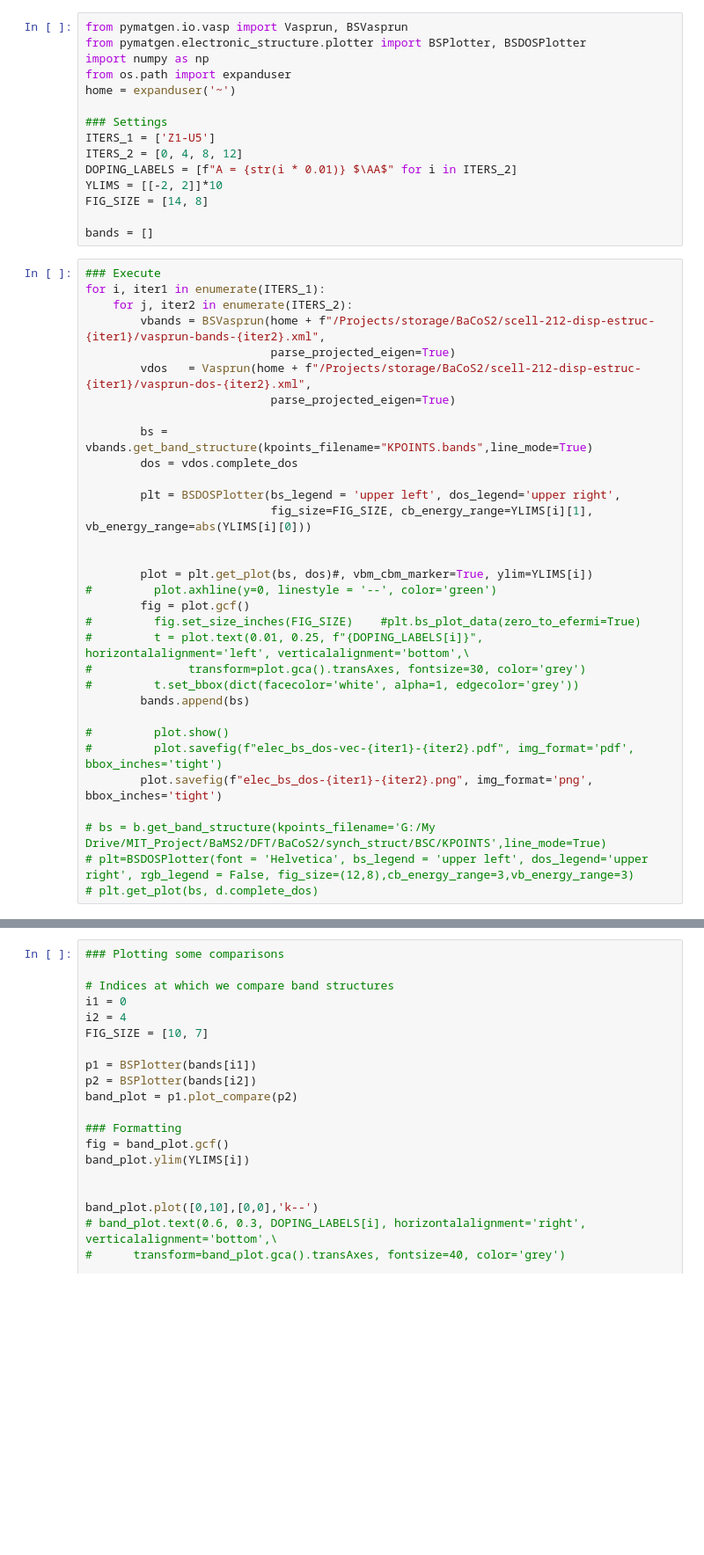
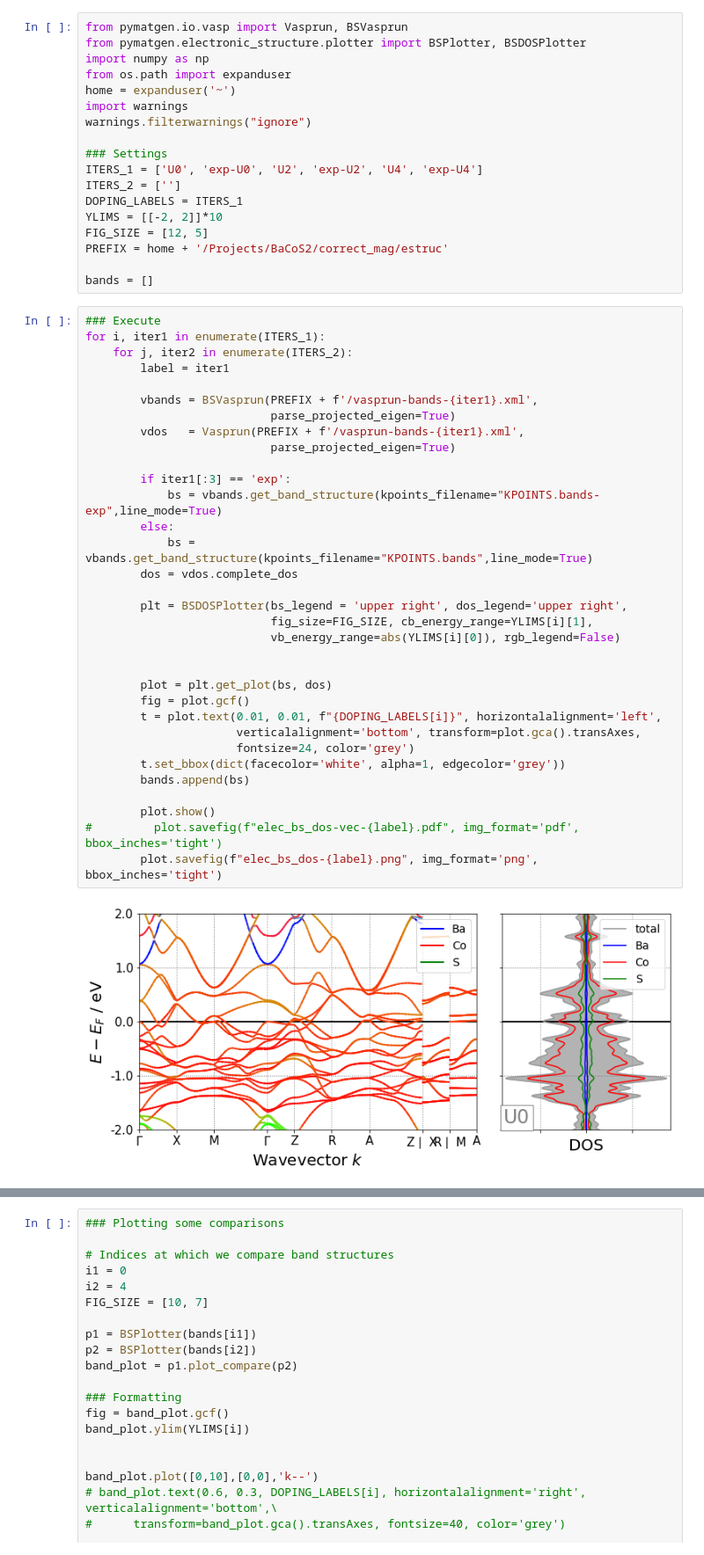
Before and after one commit to kyledmiller/kdm_vault, a Jupyter notebook: scripts_dft/plot_bs-and-dos.ipynb, the cells around one changed output, grey strips where cells are left out. Shown at 88% size. Saved outputs shown, nothing was run; the diff lists cells and outputs as text; blank space fills up the shorter version.

```diff
--- a/scripts_dft/plot_bs-and-dos.ipynb
+++ b/scripts_dft/plot_bs-and-dos.ipynb
@@ -4,44 +4,50 @@ from pymatgen.electronic_structure.plotter import BSPlotter, BSDOSPlotter
 import numpy as np
 from os.path import expanduser
 home = expanduser('~')
+import warnings
+warnings.filterwarnings("ignore")
 
 ### Settings
-ITERS_1 = ['Z1-U5']
-ITERS_2 = [0, 4, 8, 12]
-DOPING_LABELS = [f"A = {str(i * 0.01)} $\AA$" for i in ITERS_2]
+ITERS_1 = ['U0', 'exp-U0', 'U2', 'exp-U2', 'U4', 'exp-U4']
+ITERS_2 = ['']
+DOPING_LABELS = ITERS_1
 YLIMS = [[-2, 2]]*10
-FIG_SIZE = [14, 8]
+FIG_SIZE = [12, 5]
+PREFIX = home + '/Projects/BaCoS2/correct_mag/estruc'
 
 bands = []
 # %%
 ### Execute
 for i, iter1 in enumerate(ITERS_1):
     for j, iter2 in enumerate(ITERS_2):
-        vbands = BSVasprun(home + f"/Projects/storage/BaCoS2/scell-212-disp-estruc-{iter1}/vasprun-bands-{iter2}.xml",
+        label = iter1
+
+        vbands = BSVasprun(PREFIX + f'/vasprun-bands-{iter1}.xml',
                            parse_projected_eigen=True)
-        vdos   = Vasprun(home + f"/Projects/storage/BaCoS2/scell-212-disp-estruc-{iter1}/vasprun-dos-{iter2}.xml",
+        vdos   = Vasprun(PREFIX + f'/vasprun-bands-{iter1}.xml',
                            parse_projected_eigen=True)
 
-        bs = vbands.get_band_structure(kpoints_filename="KPOINTS.bands",line_mode=True)
+        if iter1[:3] == 'exp':
+            bs = vbands.get_band_structure(kpoints_filename="KPOINTS.bands-exp",line_mode=True)
+        else:
+            bs = vbands.get_band_structure(kpoints_filename="KPOINTS.bands",line_mode=True)
         dos = vdos.complete_dos
 
-        plt = BSDOSPlotter(bs_legend = 'upper left', dos_legend='upper right',
-                           fig_size=FIG_SIZE, cb_energy_range=YLIMS[i][1], vb_energy_range=abs(YLIMS[i][0]))
+        plt = BSDOSPlotter(bs_legend = 'upper right', dos_legend='upper right',
+                           fig_size=FIG_SIZE, cb_energy_range=YLIMS[i][1],
+                           vb_energy_range=abs(YLIMS[i][0]), rgb_legend=False)
 
 
-        plot = plt.get_plot(bs, dos)#, vbm_cbm_marker=True, ylim=YLIMS[i])
-#         plot.axhline(y=0, linestyle = '--', color='green')
+        plot = plt.get_plot(bs, dos)
         fig = plot.gcf()
-#         fig.set_size_inches(FIG_SIZE)    #plt.bs_plot_data(zero_to_efermi=True)
-#         t = plot.text(0.01, 0.25, f"{DOPING_LABELS[i]}", horizontalalignment='left', verticalalignment='bottom',\
-#              transform=plot.gca().transAxes, fontsize=30, color='grey')
-#         t.set_bbox(dict(facecolor='white', alpha=1, edgecolor='grey'))
+        t = plot.text(0.01, 0.01, f"{DOPING_LABELS[i]}", horizontalalignment='left',
+                      verticalalignment='bottom', transform=plot.gca().transAxes,
+                      fontsize=24, color='grey')
+        t.set_bbox(dict(facecolor='white', alpha=1, edgecolor='grey'))
         bands.append(bs)
 
-#         plot.show()
-#         plot.savefig(f"elec_bs_dos-vec-{iter1}-{iter2}.pdf", img_format='pdf', bbox_inches='tight')
-        plot.savefig(f"elec_bs_dos-{iter1}-{iter2}.png", img_format='png', bbox_inches='tight')
-
-# bs = b.get_band_structure(kpoints_filename='G:/My Drive/MIT_Project/BaMS2/DFT/BaCoS2/synch_struct/BSC/KPOINTS',line_mode=True)
-# plt=BSDOSPlotter(font = 'Helvetica', bs_legend = 'upper left', dos_legend='upper right', rgb_legend = False, fig_size=(12,8),cb_energy_range=3,vb_energy_range=3)
-# plt.get_plot(bs, d.complete_dos)
+        plot.show()
+#         plot.savefig(f"elec_bs_dos-vec-{label}.pdf", img_format='pdf', bbox_inches='tight')
+        plot.savefig(f"elec_bs_dos-{label}.png", img_format='png', bbox_inches='tight')
+# %% [output]
+[figure, added]
```
Also changed, not shown: parts of 1 cell of this notebook, 3 other files.
